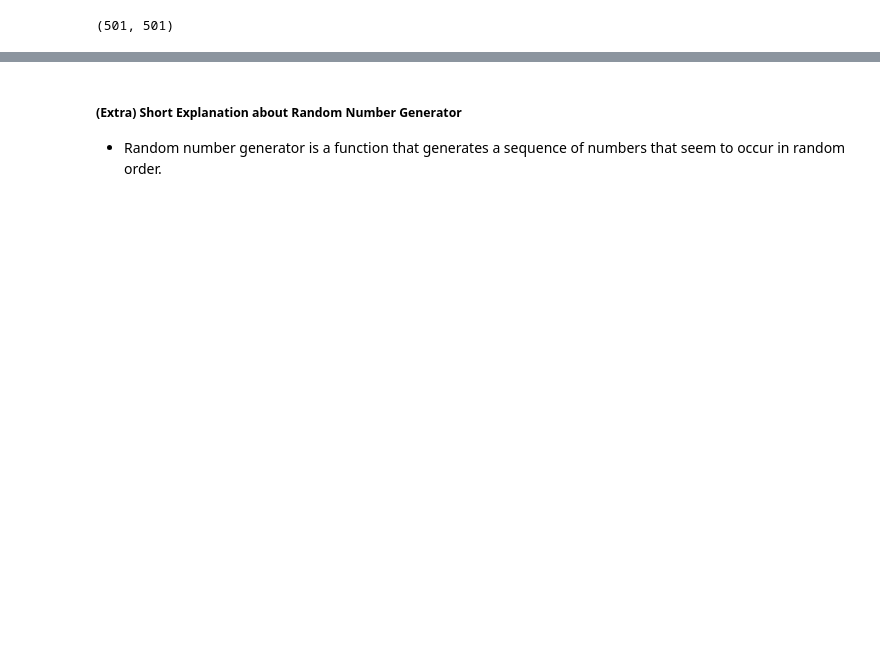
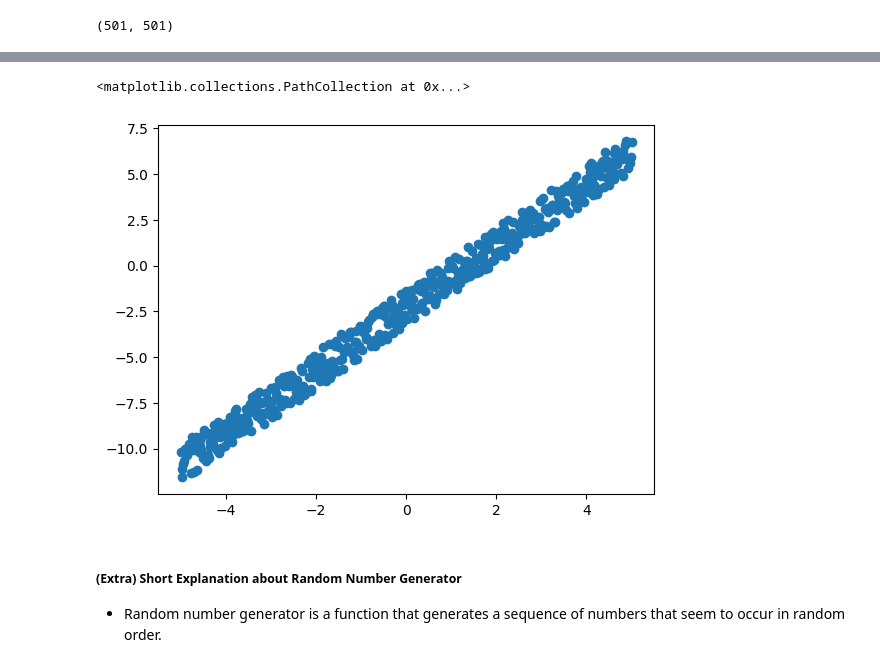
Before and after one commit to jdasam/mas1004, a Jupyter notebook: live_coding/2_function_approximation.ipynb, the cells around one changed output, grey strips where cells are left out. Cells and saved outputs as stored; diff of their text form; code cells hidden in the pictures; blank space fills up the shorter version.

```diff
--- a/live_coding/2_function_approximation.ipynb
+++ b/live_coding/2_function_approximation.ipynb
@@ -48,0 +89,4 @@ xs[23]: -4.54, ys[23]: -8.58, my_function(xs[23]): -8.58
+# %%
+# Let's plot this function
+for x, y in zip(xs, ys):
+  print(x, y) # now each data sample has (x, y) value, and we have 501 data samples
@@ -49,5 +124,18 @@ xs[23]: -4.54, ys[23]: -8.58, my_function(xs[23]): -8.58
+# %%
+# Let's add some noise
+# adding random noise
+import random
+# random.random() # this provide a random value between 0 and 1
+# if you want to get random value bewtween -1 to 1
+# noise = (random.random() - 0.5) * 2
+
+ys = [my_function(x) + (random.random() - 0.5) * 2  for x in xs]
 # %%
 # plot again
+plt.scatter(xs, ys)
+# %% [output]
+<matplotlib.collections.PathCollection at 0x...>
+[figure, added]
 # %% [markdown]
 ##### (Extra) Short Explanation about Random Number Generator
 - Random number generator is a function that generates a sequence of numbers that seem to occur in random order.
```
Also changed, not shown: parts of 22 cells of this notebook.
